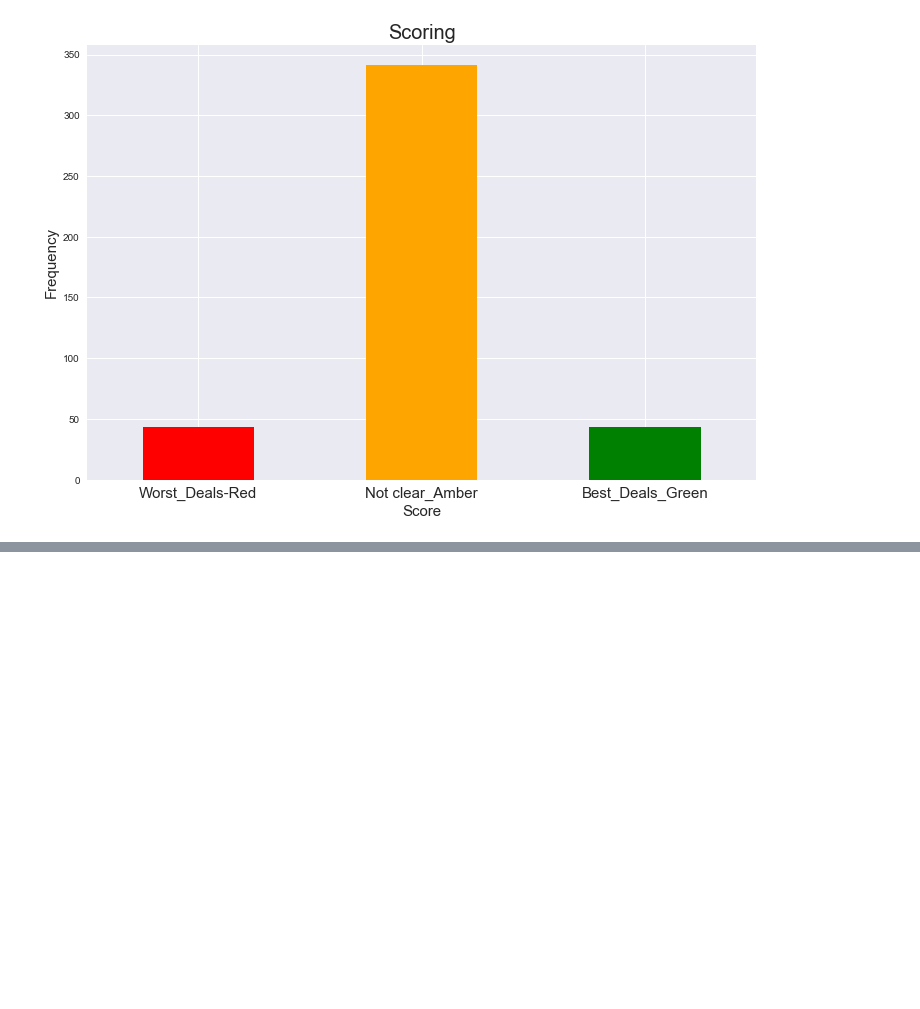
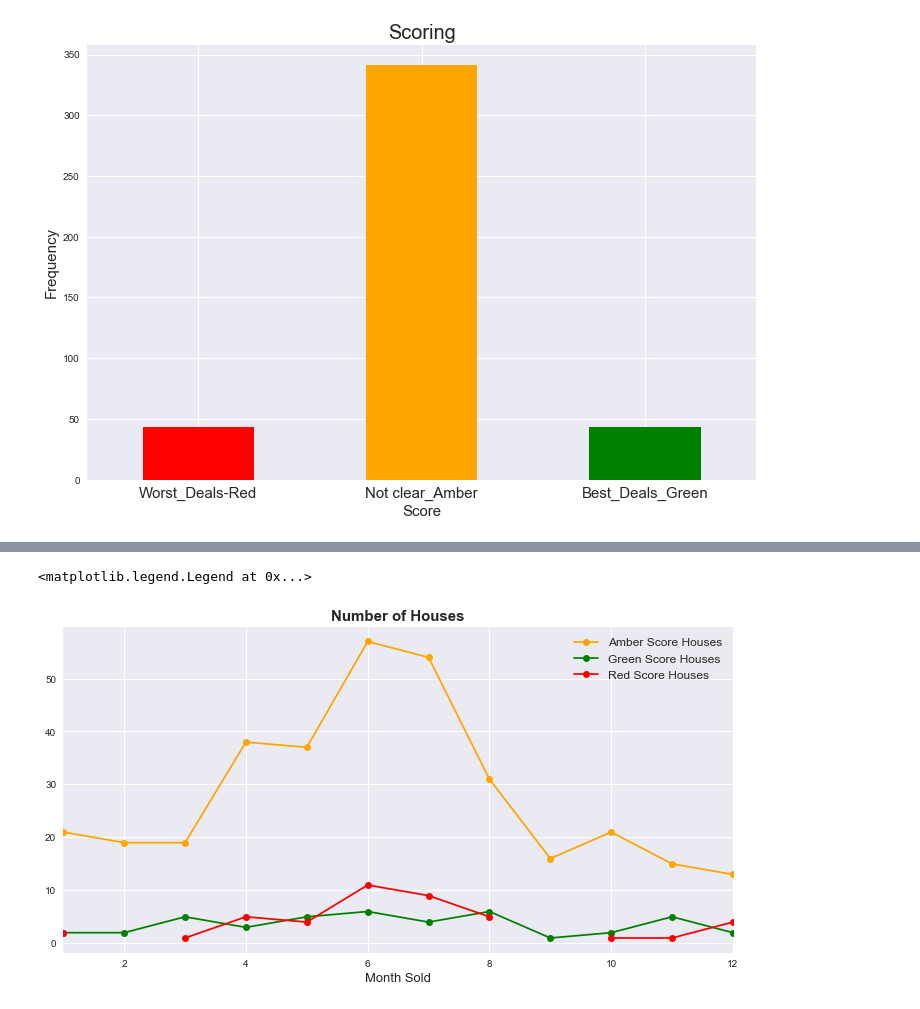
Before and after one commit to AMTORRES82/Udacity, a Jupyter notebook: Houses2.ipynb, the cells around one changed output, grey strips where cells are left out. Cells and saved outputs as stored; diff of their text form; code cells hidden in the pictures; blank space fills up the shorter version.

```diff
--- a/Houses2.ipynb
+++ b/Houses2.ipynb
@@ -749,0 +922,13 @@ plt.xticks(fontsize=15,rotation=0)
+# %%
+
+pivot2 = pd.pivot_table(X_test_pred_ac, values=['SalePrice'],
+                        index='MoSold', columns=['Score'],
+                        aggfunc='count'
+                       )
+pivot2.plot(color=['orange','g','red'],figsize=(12, 6),linestyle='-', marker='o',)
+plt.xlabel('Month Sold',fontsize=13)
+plt.title('Number of Houses',weight='bold',fontsize=15)
+plt.legend(['Amber Score Houses','Green Score Houses','Red Score Houses'],fontsize='medium')
+# %% [output]
+<matplotlib.legend.Legend at 0x...>
+[figure, added]
```
Also changed, not shown: parts of 55 cells of this notebook.
